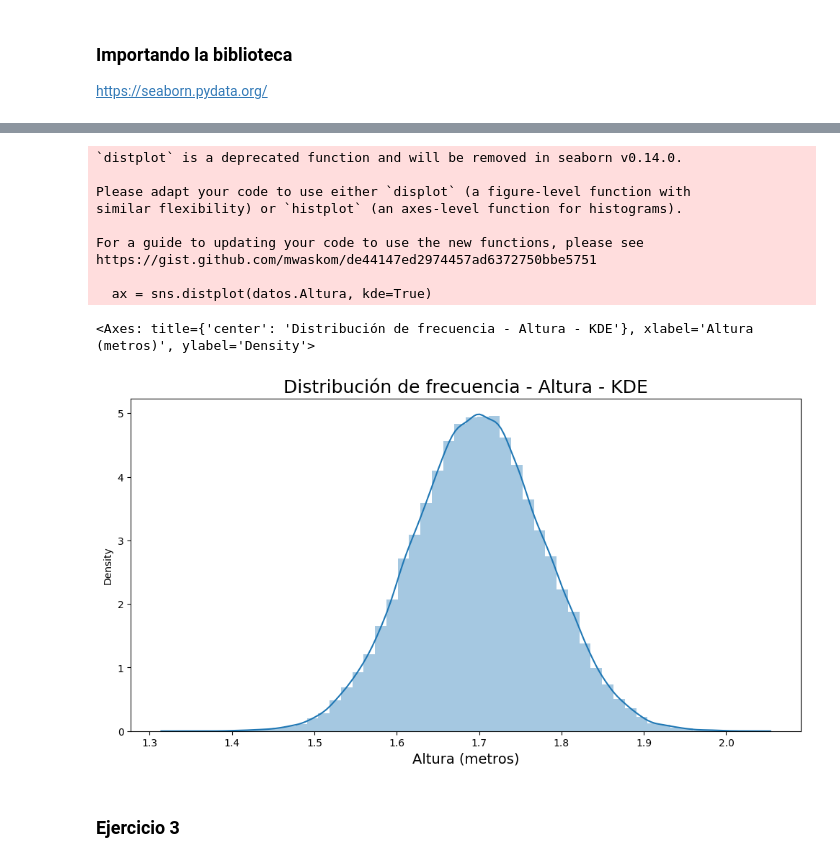
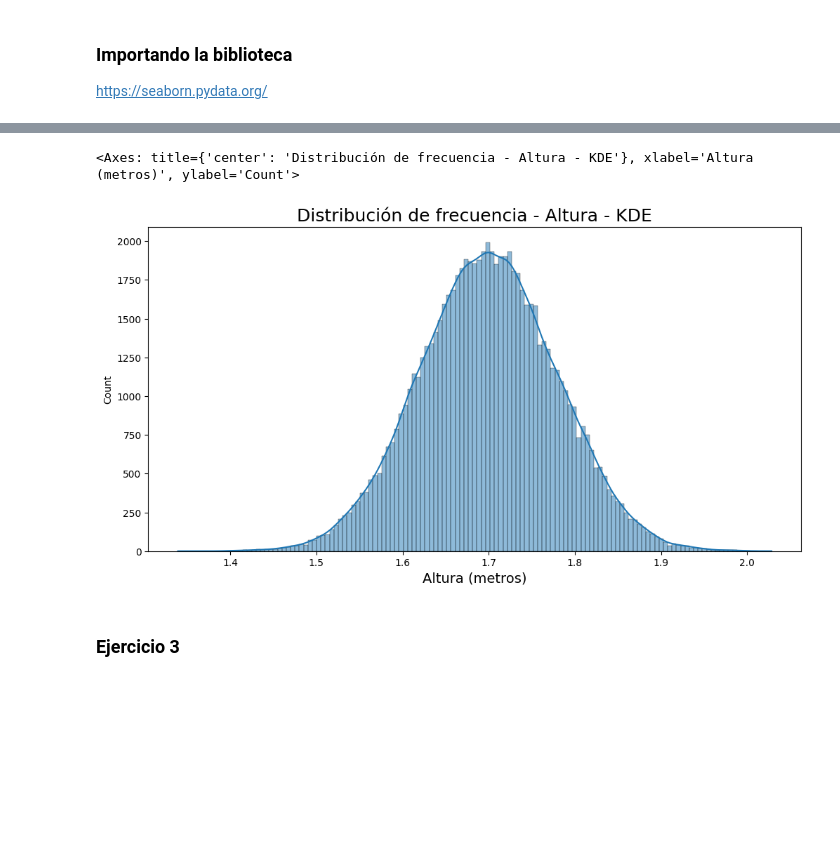
Before and after one commit to Daimond92/python_data_science, a Jupyter notebook: Curso_de_Estadística_con_Python_1.ipynb, the cells around one changed output, grey strips where cells are left out. Cells and saved outputs as stored; diff of their text form; code cells hidden in the pictures; blank space fills up the shorter version.

```diff
--- a/Curso_de_Estadística_con_Python_1.ipynb
+++ b/Curso_de_Estadística_con_Python_1.ipynb
@@ -575,22 +564,13 @@ https://gist.github.com/mwaskom/de44147ed2974457ad6372750bbe5751
 # %%
-ax = sns.distplot(datos.Altura, kde=True)
+ax = sns.histplot(datos.Altura, kde=True)
 ax.figure.set_size_inches(12,6)
 ax.set_title('Distribución de frecuencia - Altura - KDE', fontsize=18)
 ax.set_xlabel('Altura (metros)', fontsize=14)
 #ax.set_ylabel('Frecuencia', fontsize=16)
 ax
 # %% [output]
-`distplot` is a deprecated function and will be removed in seaborn v0.14.0.
-
-Please adapt your code to use either `displot` (a figure-level function with
-similar flexibility) or `histplot` (an axes-level function for histograms).
-
-For a guide to updating your code to use the new functions, please see
-https://gist.github.com/mwaskom/de44147ed2974457ad6372750bbe5751
-
-  ax = sns.distplot(datos.Altura, kde=True)
+<Axes: title={'center': 'Distribución de frecuencia - Altura - KDE'}, xlabel='Altura (metros)', ylabel='Count'>
-<Axes: title={'center': 'Distribución de frecuencia - Altura - KDE'}, xlabel='Altura (metros)', ylabel='Density'>
-[figure, old version]
+[figure, new version]
 # %% [markdown]
 ### Ejercicio 3
 # %%
```
Also changed, not shown: parts of 24 cells of this notebook.
